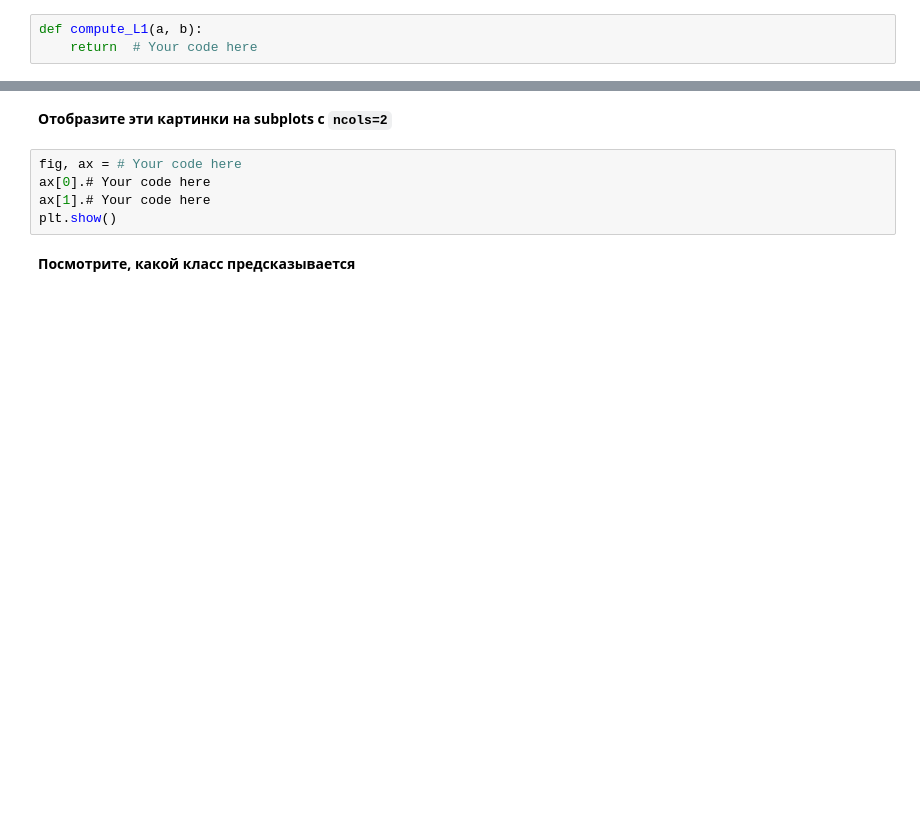
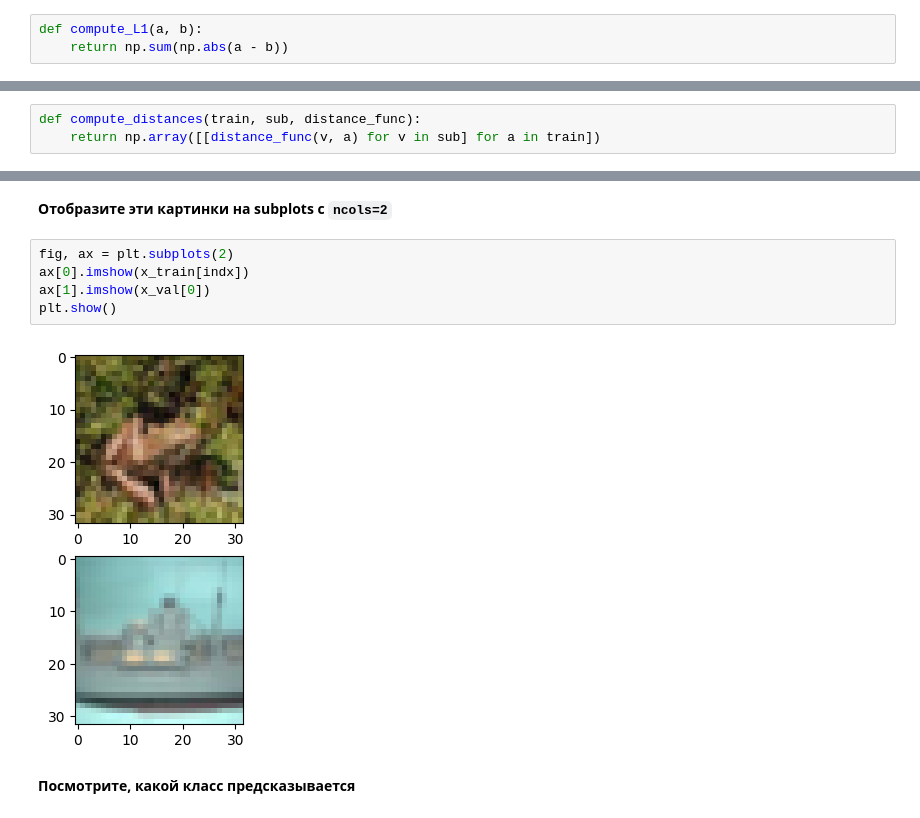
Before and after one commit to alvadia/MSUAI, a Jupyter notebook: EX01_Zizov.ipynb, the cells around one changed output, grey strips where cells are left out. Drawn from its saved outputs; the diff is of its cells as text; blank space fills up the shorter version.

```diff
--- a/EX01_Zizov.ipynb
+++ b/EX01_Zizov.ipynb
@@ -762,4 +768,4 @@ print("x_test", x_test.shape)
 Возьмите первую картинку из валидационного набора и найдите ее ближайшего соседа из тренировочного. **Не используйте** в задании библиотечную реализацию k-NN.
 # %%
 def compute_L1(a, b):
-    return  # Your code here
+    return np.sum(np.abs(a - b))
@@ -772,0 +772,3 @@ print(indx)
+# %%
+def compute_distances(train, sub, distance_func):
+    return np.array([[distance_func(v, a) for v in sub] for a in train])
@@ -773,10 +780,12 @@ print(indx)
 # %% [markdown]
 **Отобразите эти картинки на subplots с `ncols=2`**
 # %%
-fig, ax = # Your code here
-ax[0].# Your code here
-ax[1].# Your code here
+fig, ax = plt.subplots(2)
+ax[0].imshow(x_train[indx])
+ax[1].imshow(x_val[0])
 plt.show()
+# %% [output]
+[figure, added]
 # %% [markdown]
 **Посмотрите, какой класс предсказывается**
 # %%
```
Also changed, not shown: parts of 33 cells of this notebook.
